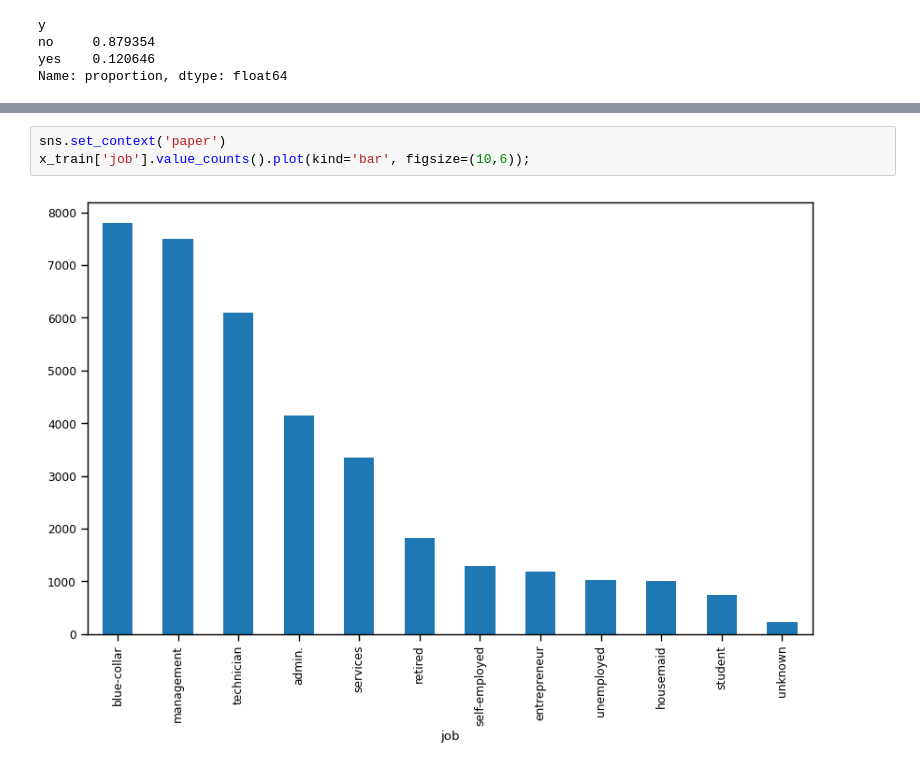
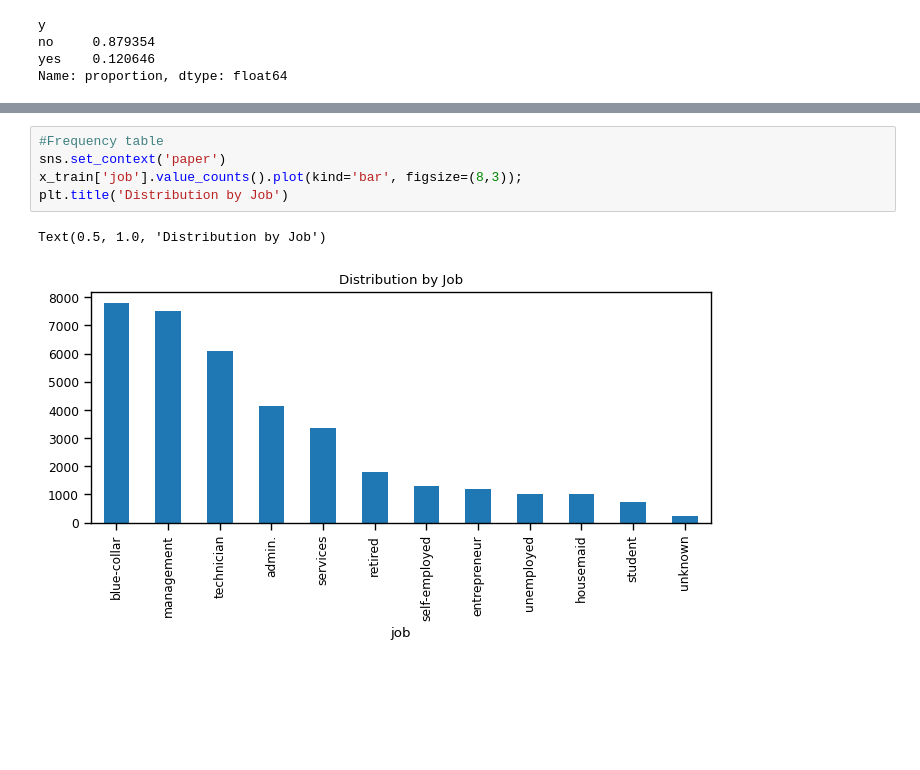
Before and after one commit to Sakib62/Machine-Learning-Assignments, a Jupyter notebook: Final Assignment/Bank.ipynb, the cells around one changed output, grey strips where cells are left out. Drawn from its saved outputs; the diff is of its cells as text; blank space fills up the shorter version.

```diff
--- a/Final Assignment/Bank.ipynb
+++ b/Final Assignment/Bank.ipynb
@@ -53,5 +82,8 @@ Name: proportion, dtype: float64
 # %%
+#Frequency table
 sns.set_context('paper')
-x_train['job'].value_counts().plot(kind='bar', figsize=(10,6));
+x_train['job'].value_counts().plot(kind='bar', figsize=(8,3));
+plt.title('Distribution by Job')
 # %% [output]
+Text(0.5, 1.0, 'Distribution by Job')
-[figure, old version]
+[figure, new version]
```
Also changed, not shown: parts of 17 cells of this notebook.
